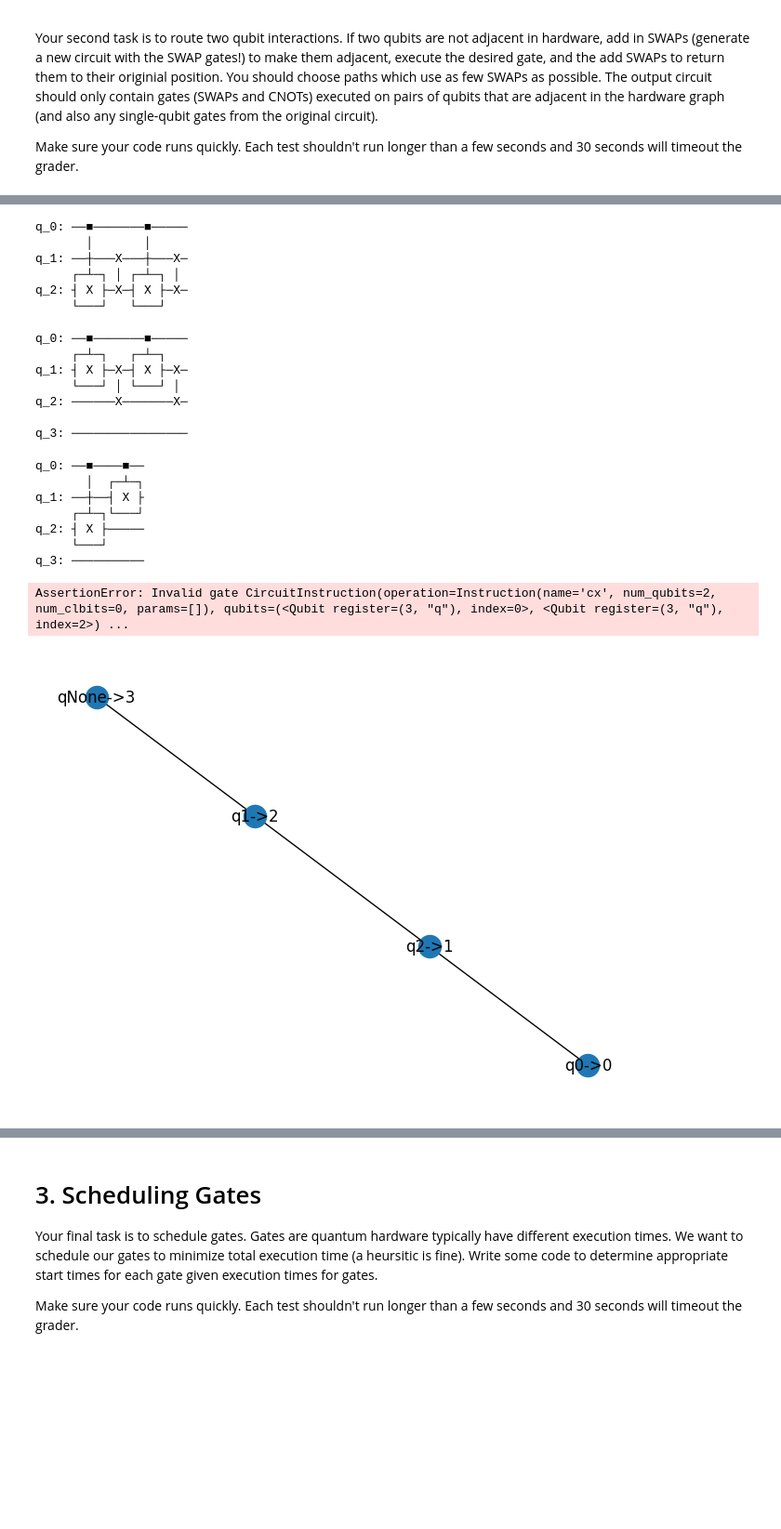
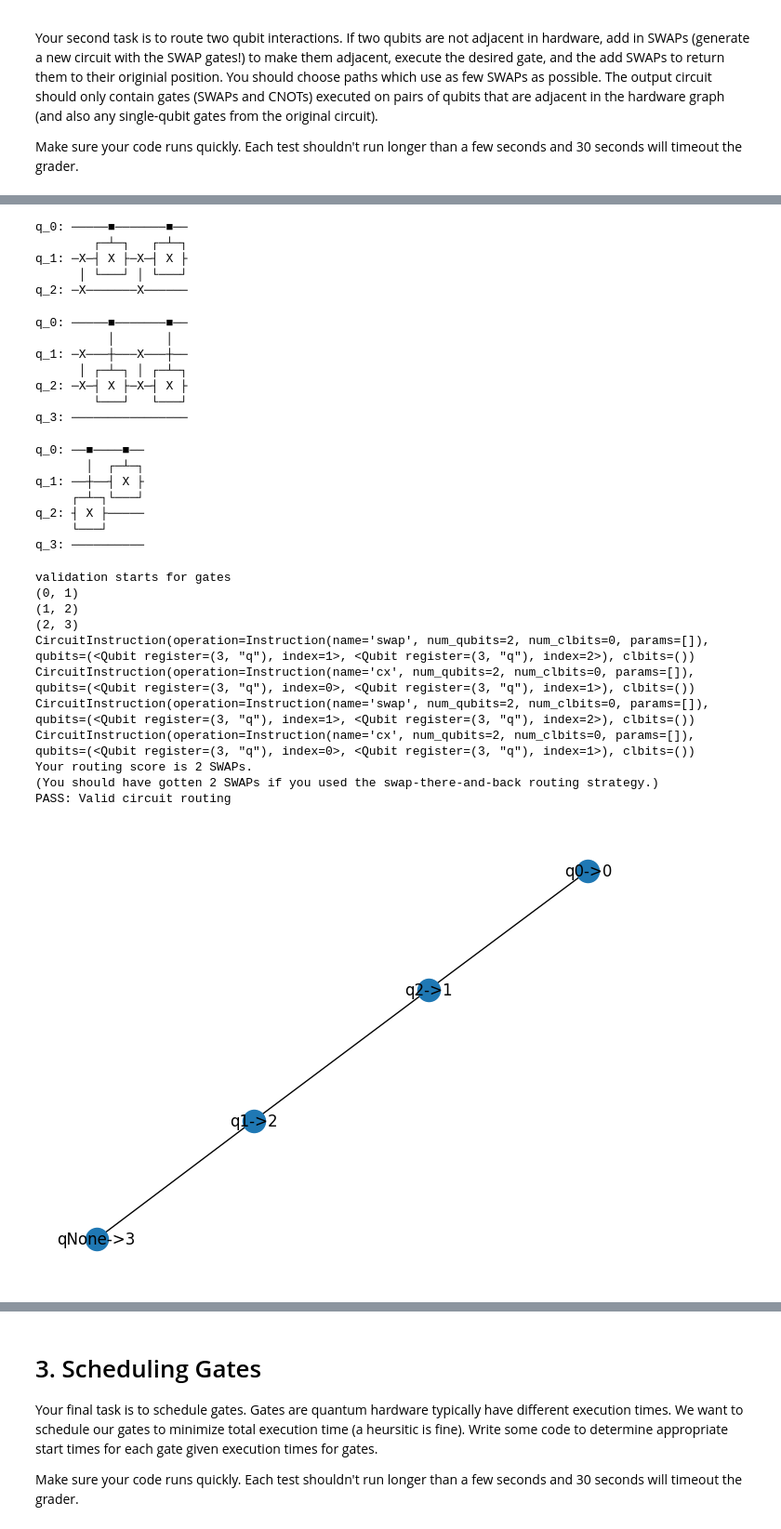
Before and after one commit to giriragav/UChicago---QCSD, a Jupyter notebook: Module 3/lab6/lab6.ipynb, the cells around one changed output, grey strips where cells are left out. Shown at 93% size. Drawn from its saved outputs; the diff is of its cells as text; code cells hidden in the pictures; blank space fills up the shorter version.

Commit message:
First simple swap there and swap back testing success

```diff
--- a/Module 3/lab6/lab6.ipynb
+++ b/Module 3/lab6/lab6.ipynb
@@ -912,12 +960,12 @@ _mapping1 = {Qubit(QuantumRegister(3, 'q'), 0): 0,
             Qubit(QuantumRegister(3, 'q'), 2): 1,
             Qubit(QuantumRegister(3, 'q'), 1): 2}
 #validate_mapping(_cuccaro6, _hardware, _mapping)
-_routing1 = route_circuit(_cuccaro61, _hardware1, _mapping1)  # Run your code
+_routing1 = route_circuit_gv(_cuccaro61, _hardware1, _mapping1)  # Run your code
 display(_cuccaro61.draw(fold=-1))
 display(_routing1.draw(fold=-1))
 draw_mapping(_hardware1, _mapping1)
 validate_routing_gv(_cuccaro61, _hardware1, _mapping1, _routing1)
-#score_routing(_cuccaro6, _hardware, _mapping, _routing)
+score_routing(_cuccaro61, _hardware1, _mapping1, _routing1)
 print('PASS: Valid circuit routing')
 # %% [output]
 Instruction(name='cx', num_qubits=2, num_clbits=0, params=[])
@@ -927,31 +975,40 @@ Two Qubits: 0 and 1 circuit qubits are used. Hardware qubits: 0 and 2 are not an
 q_0: ──■────■──
        │  ┌─┴─┐
 q_1: ──┼──┤ X ├
      ┌─┴─┐└───┘
 q_2: ┤ X ├─────
      └───┘
-q_0: ──■───────■─────
-       │       │
-q_1: ──┼───X───┼───X─
-     ┌─┴─┐ │ ┌─┴─┐ │
-q_2: ┤ X ├─X─┤ X ├─X─
-     └───┘   └───┘
+q_0: ─────■───────■──
+        ┌─┴─┐   ┌─┴─┐
+q_1: ─X─┤ X ├─X─┤ X ├
+      │ └───┘ │ └───┘
+q_2: ─X───────X──────
-q_0: ──■───────■─────
-     ┌─┴─┐   ┌─┴─┐
-q_1: ┤ X ├─X─┤ X ├─X─
-     └───┘ │ └───┘ │
-q_2: ──────X───────X─
-
+q_0: ─────■───────■──
+          │       │
+q_1: ─X───┼───X───┼──
+      │ ┌─┴─┐ │ ┌─┴─┐
+q_2: ─X─┤ X ├─X─┤ X ├
+        └───┘   └───┘
 q_3: ────────────────
 q_0: ──■────■──
        │  ┌─┴─┐
 q_1: ──┼──┤ X ├
      ┌─┴─┐└───┘
 q_2: ┤ X ├─────
      └───┘
 q_3: ──────────
-AssertionError: Invalid gate CircuitInstruction(operation=Instruction(name='cx', num_qubits=2, num_clbits=0, params=[]), qubits=(<Qubit register=(3, "q"), index=0>, <Qubit register=(3, "q"), index=2>) ...
+validation starts for gates
+(0, 1)
+(1, 2)
+(2, 3)
+CircuitInstruction(operation=Instruction(name='swap', num_qubits=2, num_clbits=0, params=[]), qubits=(<Qubit register=(3, "q"), index=1>, <Qubit register=(3, "q"), index=2>), clbits=())
+CircuitInstruction(operation=Instruction(name='cx', num_qubits=2, num_clbits=0, params=[]), qubits=(<Qubit register=(3, "q"), index=0>, <Qubit register=(3, "q"), index=1>), clbits=())
+CircuitInstruction(operation=Instruction(name='swap', num_qubits=2, num_clbits=0, params=[]), qubits=(<Qubit register=(3, "q"), index=1>, <Qubit register=(3, "q"), index=2>), clbits=())
+CircuitInstruction(operation=Instruction(name='cx', num_qubits=2, num_clbits=0, params=[]), qubits=(<Qubit register=(3, "q"), index=0>, <Qubit register=(3, "q"), index=1>), clbits=())
+Your routing score is 2 SWAPs.
+(You should have gotten 2 SWAPs if you used the swap-there-and-back routing strategy.)
+PASS: Valid circuit routing
-[figure, old version]
+[figure, new version]
 # %%
 # GV Cell
 # Do not delete this cell
```
Also changed, not shown: parts of 11 cells of this notebook.
